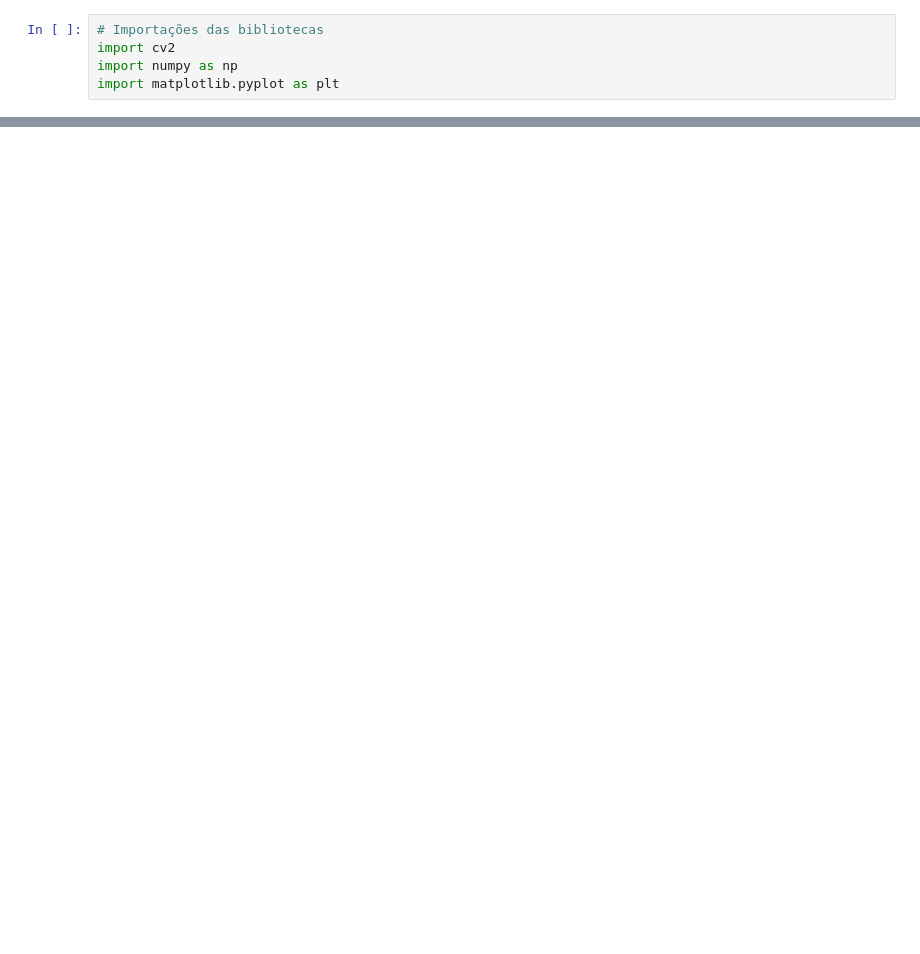
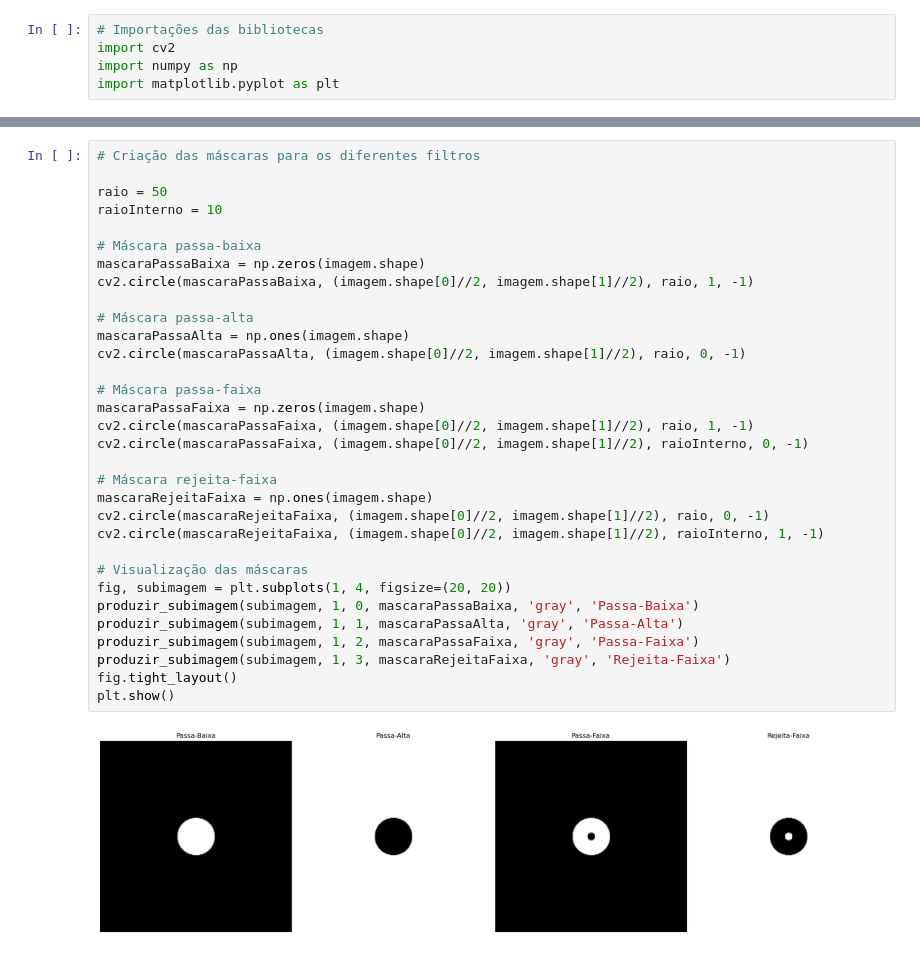
Before and after one commit to MarryAngel/Processamento-de-Imagem, a Jupyter notebook: [Trab02] FFT e Compressão/fft.ipynb, the cells around one changed output, grey strips where cells are left out. Cells and saved outputs as stored; diff of their text form; blank space fills up the shorter version.

```diff
--- a/[Trab02] FFT e Compressão/fft.ipynb
+++ b/[Trab02] FFT e Compressão/fft.ipynb
@@ -114,0 +79,34 @@ mostrar_imagem(img_rf, 'Imagem com Filtro Passa-Baixa', 'gray')
+# %%
+# Criação das máscaras para os diferentes filtros
+
+raio = 50
+raioInterno = 10
+
+# Máscara passa-baixa
+mascaraPassaBaixa = np.zeros(imagem.shape)
+cv2.circle(mascaraPassaBaixa, (imagem.shape[0]//2, imagem.shape[1]//2), raio, 1, -1)
+
+# Máscara passa-alta
+mascaraPassaAlta = np.ones(imagem.shape)
+cv2.circle(mascaraPassaAlta, (imagem.shape[0]//2, imagem.shape[1]//2), raio, 0, -1)
+
+# Máscara passa-faixa
+mascaraPassaFaixa = np.zeros(imagem.shape)
+cv2.circle(mascaraPassaFaixa, (imagem.shape[0]//2, imagem.shape[1]//2), raio, 1, -1)
+cv2.circle(mascaraPassaFaixa, (imagem.shape[0]//2, imagem.shape[1]//2), raioInterno, 0, -1)
+
+# Máscara rejeita-faixa
+mascaraRejeitaFaixa = np.ones(imagem.shape)
+cv2.circle(mascaraRejeitaFaixa, (imagem.shape[0]//2, imagem.shape[1]//2), raio, 0, -1)
+cv2.circle(mascaraRejeitaFaixa, (imagem.shape[0]//2, imagem.shape[1]//2), raioInterno, 1, -1)
+
+# Visualização das máscaras
+fig, subimagem = plt.subplots(1, 4, figsize=(20, 20))
+produzir_subimagem(subimagem, 1, 0, mascaraPassaBaixa, 'gray', 'Passa-Baixa')
+produzir_subimagem(subimagem, 1, 1, mascaraPassaAlta, 'gray', 'Passa-Alta')
+produzir_subimagem(subimagem, 1, 2, mascaraPassaFaixa, 'gray', 'Passa-Faixa')
+produzir_subimagem(subimagem, 1, 3, mascaraRejeitaFaixa, 'gray', 'Rejeita-Faixa')
+fig.tight_layout()
+plt.show()
+# %% [output]
+[figure, added]
```
Also changed, not shown: parts of 20 cells of this notebook.
